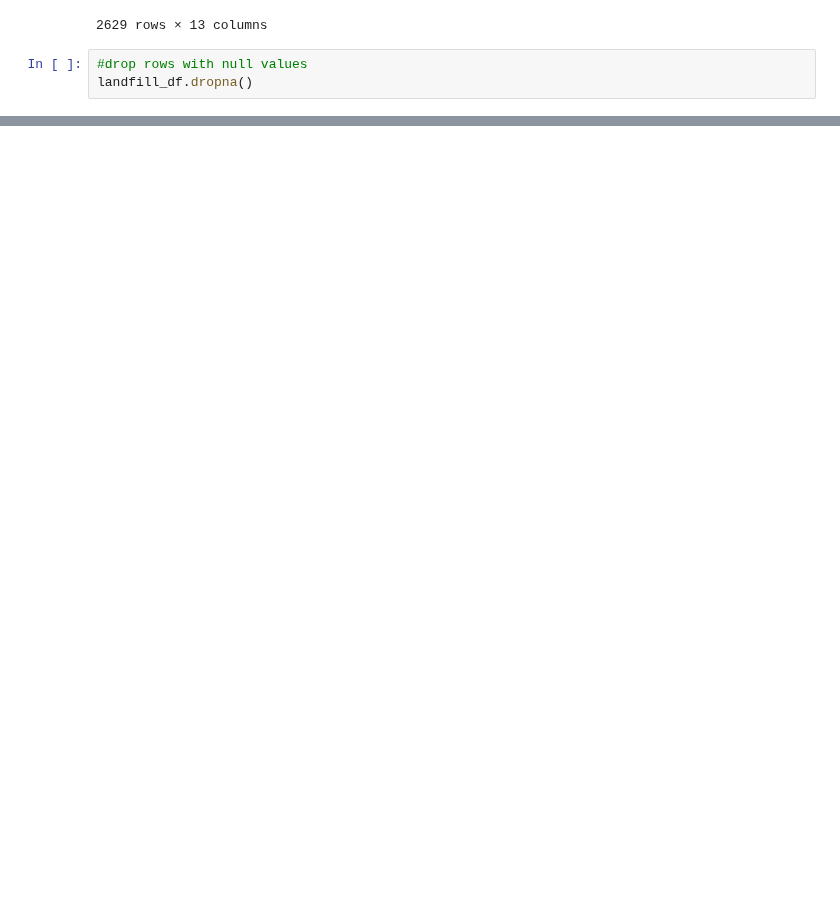
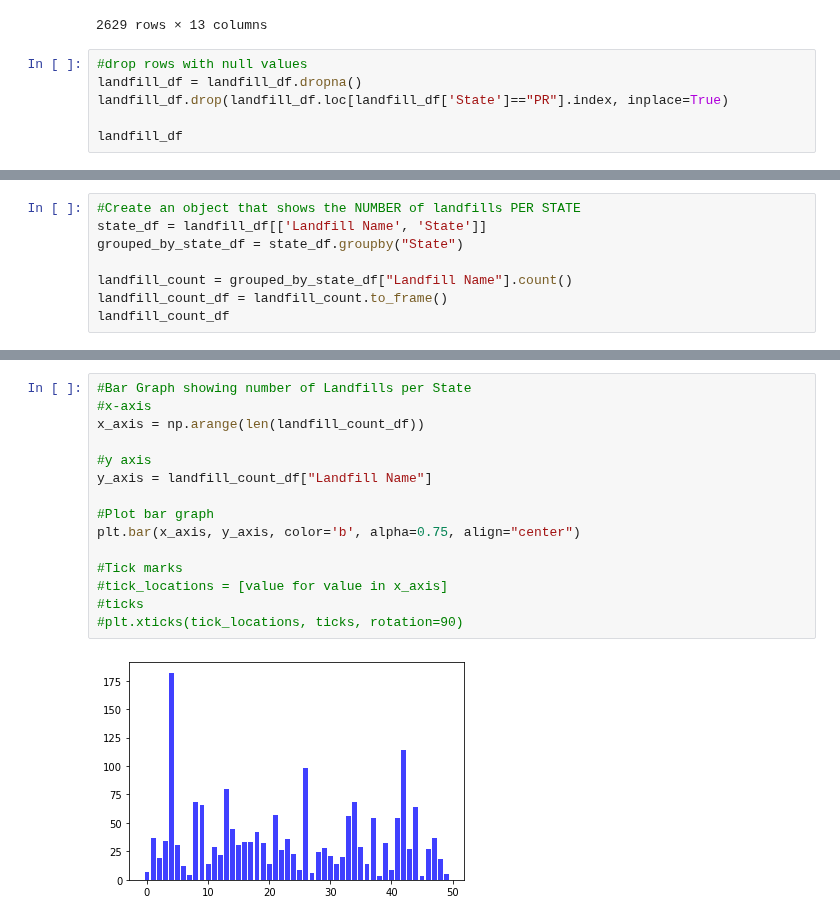
Before and after one commit to LCHoffman/Project_1, a Jupyter notebook: Landfill_df.ipynb, the cells around one changed output, grey strips where cells are left out. Saved outputs shown, nothing was run; the diff lists cells and outputs as text; blank space fills up the shorter version.

Commit message:
Created multiple data frames

```diff
--- a/Landfill_df.ipynb
+++ b/Landfill_df.ipynb
@@ -23,7 +25,10 @@ landfill_df
 2629 rows × 13 columns
 # %%
 #drop rows with null values
-landfill_df.dropna()
+landfill_df = landfill_df.dropna()
+landfill_df.drop(landfill_df.loc[landfill_df['State']=="PR"].index, inplace=True)
+
+landfill_df
 # %% [output]
 |  | Landfill ID | Landfill Name | State | Physical Address | City | County | Zip Code | Latitude | ... |
 | 0 | 1994 | Anchorage Regional Landfill | AK | 15500 E. Eagle River Loop Road | Eagle River | Anchorage | 99577 | 61.293281 | ... |
@@ -40,0 +69,8 @@ landfill_df.dropna()
+# %%
+#Create an object that shows the NUMBER of landfills PER STATE
+state_df = landfill_df[['Landfill Name', 'State']]
+grouped_by_state_df = state_df.groupby("State")
+
+landfill_count = grouped_by_state_df["Landfill Name"].count()
+landfill_count_df = landfill_count.to_frame()
+landfill_count_df
@@ -40,0 +96,17 @@ landfill_df.dropna()
+# %%
+#Bar Graph showing number of Landfills per State
+#x-axis
+x_axis = np.arange(len(landfill_count_df))
+
+#y axis
+y_axis = landfill_count_df["Landfill Name"]
+
+#Plot bar graph
+plt.bar(x_axis, y_axis, color='b', alpha=0.75, align="center")
+
+#Tick marks
+#tick_locations = [value for value in x_axis]
+#ticks
+#plt.xticks(tick_locations, ticks, rotation=90)
+# %% [output]
+[figure, added]
```
Also changed, not shown: parts of 5 cells of this notebook.
